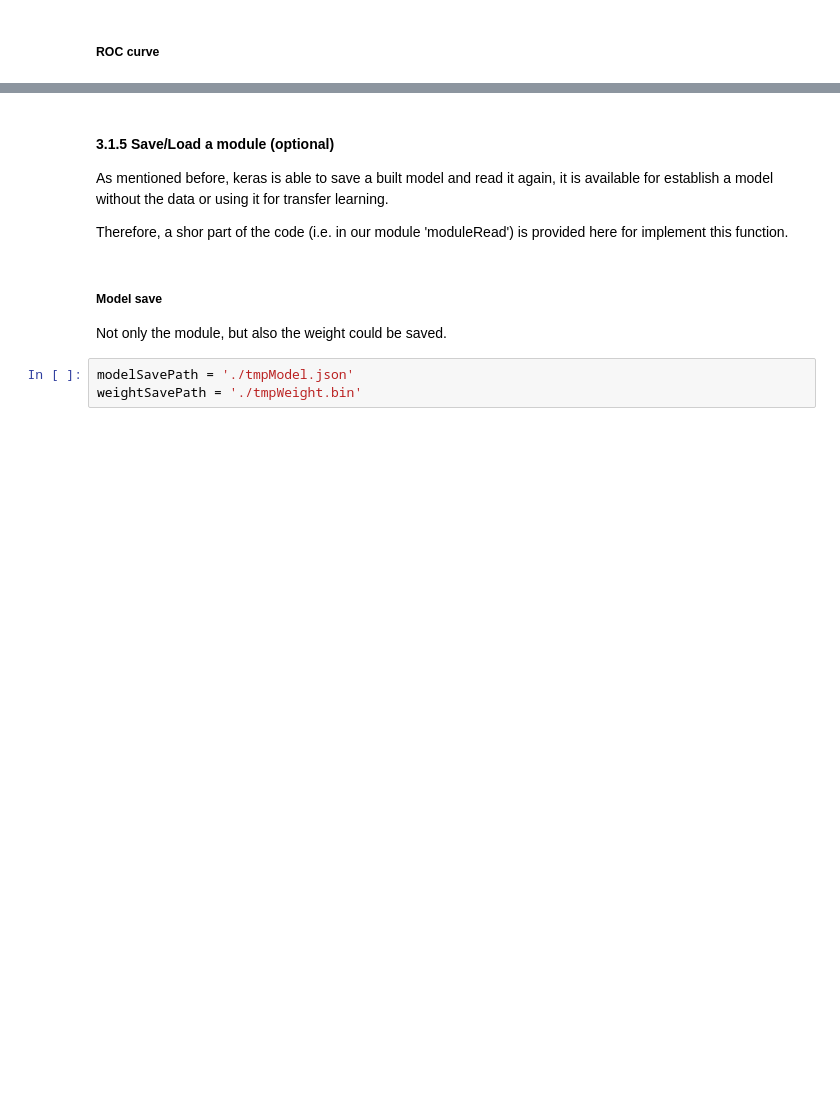
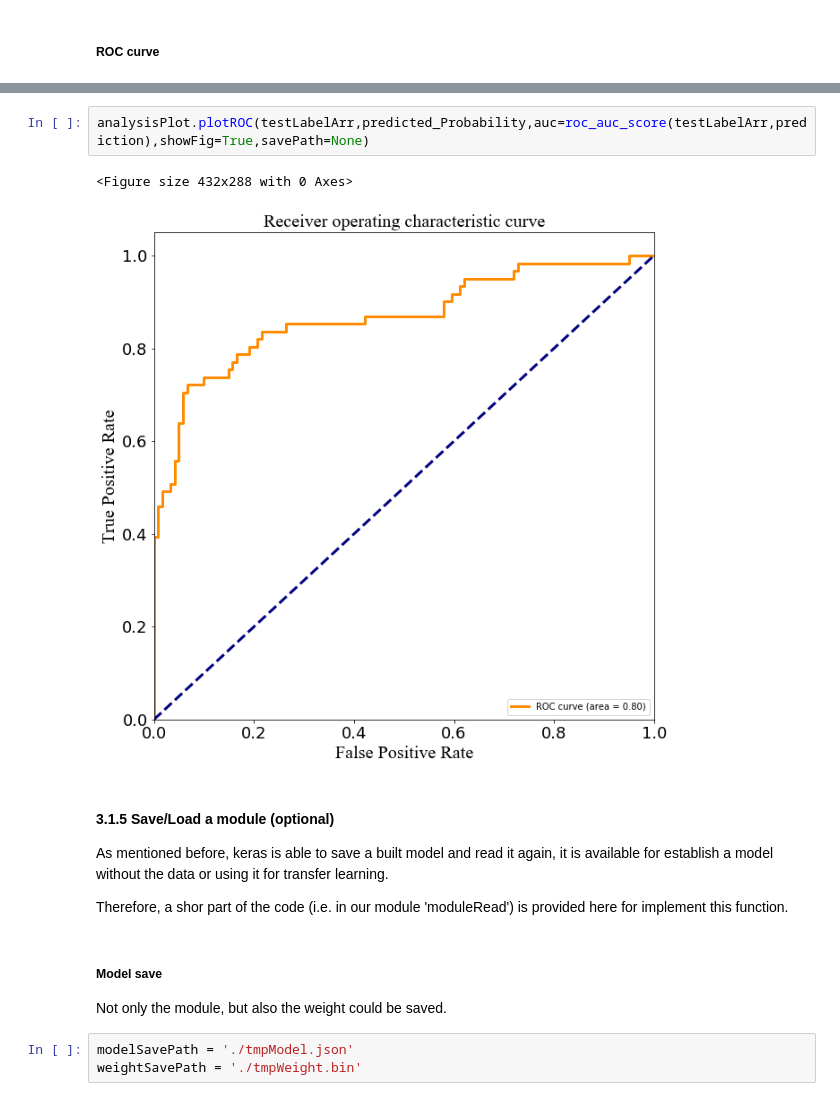
Before and after one commit to jingry/autoBioSeqpy, a Jupyter notebook: notebook/tutorial in jupyter notebook.ipynb, the cells around one changed output, grey strips where cells are left out. Drawn from its saved outputs; the diff is of its cells as text; blank space fills up the shorter version.

```diff
--- a/notebook/tutorial in jupyter notebook.ipynb
+++ b/notebook/tutorial in jupyter notebook.ipynb
@@ -460,3 +460,8 @@ analysisPlot.plotROC(testLabelArr,predicted_Probability,showFig=True,savePath=No
+# %%
+analysisPlot.plotROC(testLabelArr,predicted_Probability,auc=roc_auc_score(testLabelArr,prediction),showFig=True,savePath=None)
+# %% [output]
+<Figure size 432x288 with 0 Axes>
+[figure, added]
 # %% [markdown]
 <h4>3.1.5 Save/Load a module (optional) </h4>
 
```
Also changed, not shown: parts of 14 cells of this notebook, 7 other files.
